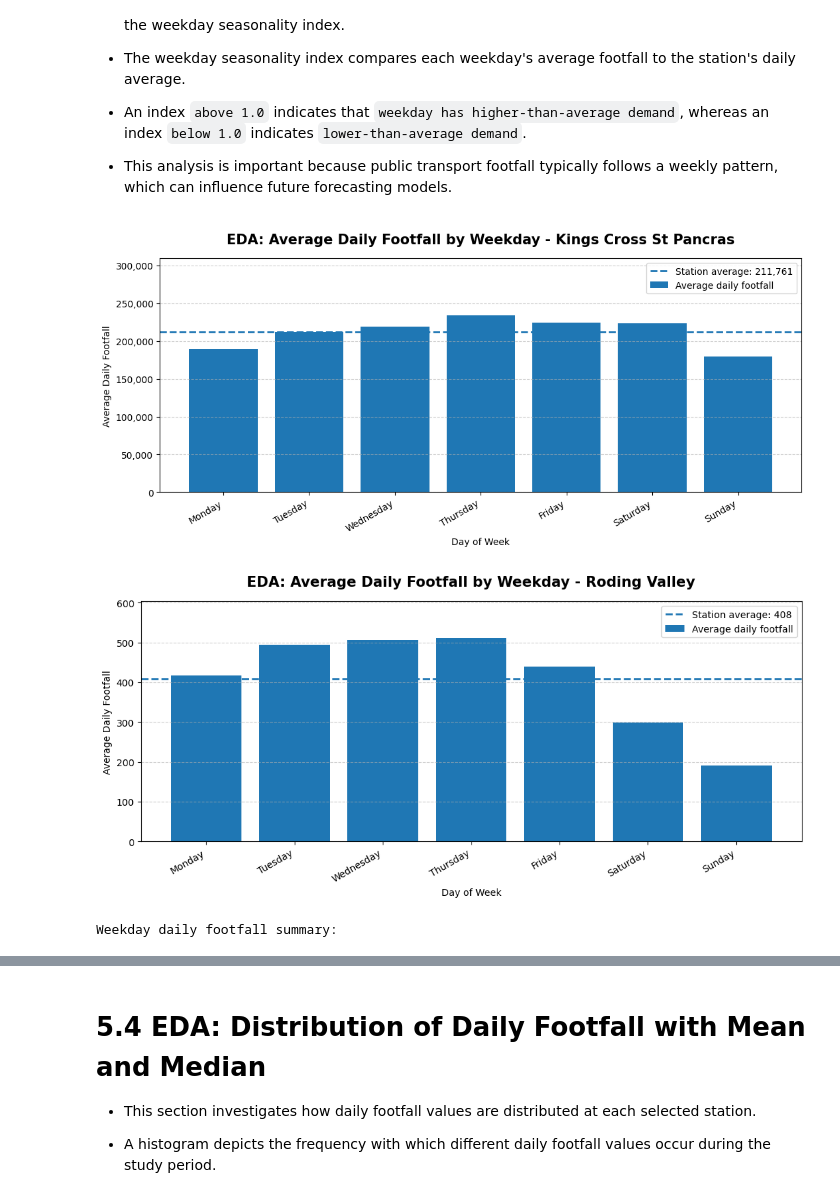
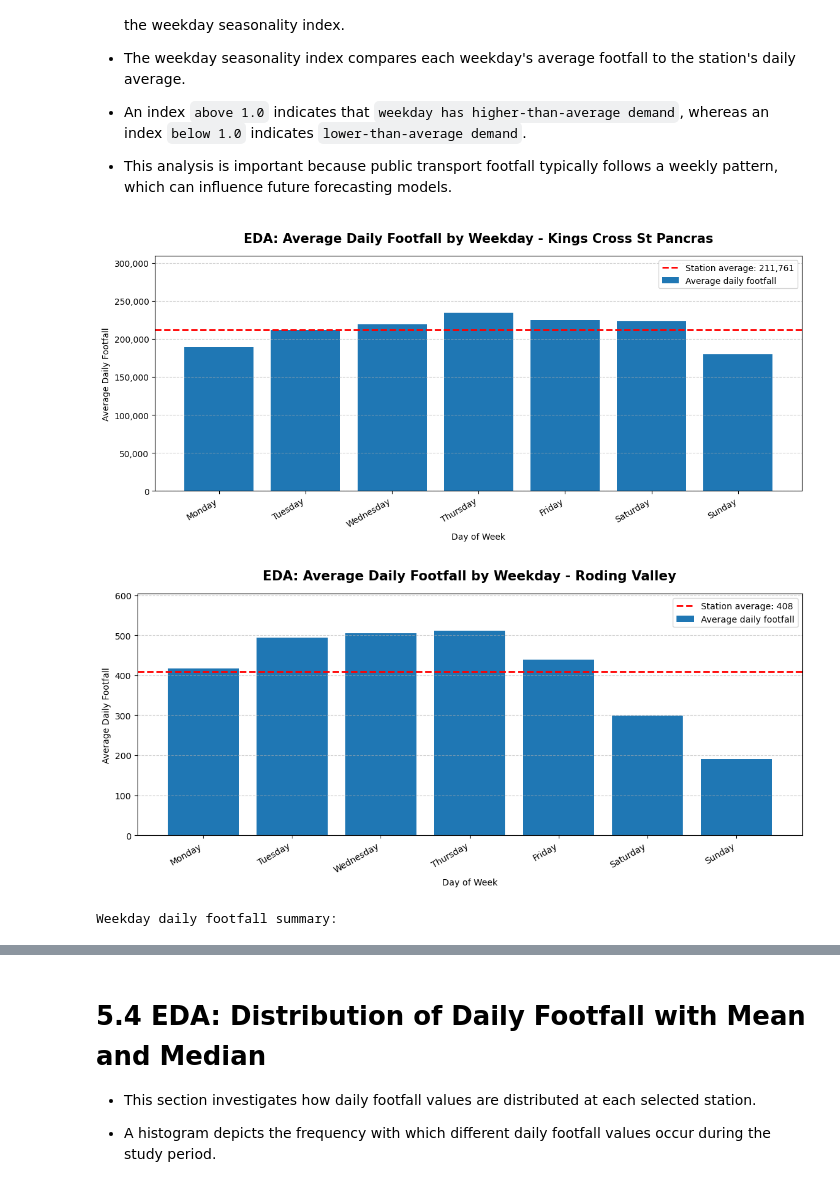
Before and after one commit to HARIRAJAMOHAN2000/london-public-transport-footfall-analysis, a Jupyter notebook: Analysis on TFL using Tube and Rail Stations in 2024-2025.ipynb, the cells around one changed output, grey strips where cells are left out. Saved outputs shown, nothing was run; the diff lists cells and outputs as text; code cells hidden in the pictures.

```diff
--- a/Analysis on TFL using Tube and Rail Stations in 2024-2025.ipynb
+++ b/Analysis on TFL using Tube and Rail Stations in 2024-2025.ipynb
@@ -805,7 +802,6 @@ Monthly average daily footfall table:
 # %%
 # 5.3 EDA: Average Daily Footfall by Weekday
 
-# Prepare Weekday Data
 weekday_source = eda_base.copy()
 
 weekday_source["DayOfWeek"] = pd.Categorical(
@@ -814,7 +810,7 @@ weekday_source["DayOfWeek"] = pd.Categorical(
     ordered=True
 )
 
-# Calculate Weekday Footfall Summary
+# Calculate weekday summary
 weekday_eda = (
     weekday_source
     .groupby(["Station", "DayOfWeek"], observed=False, as_index=False)
@@ -826,7 +822,7 @@ weekday_eda = (
     .sort_values(["Station", "DayOfWeek"])
 )
 
-# Calculate Station Average and Weekday Seasonality Index
+# Calculate overall station average
 station_overall_mean = (
     weekday_source
     .groupby("Station")["Footfall"]
@@ -841,6 +837,7 @@ weekday_eda = weekday_eda.merge(
     how="left"
 )
 
+# Add weekday seasonality index
 weekday_eda["weekday_seasonality_index"] = (
     weekday_eda["mean_daily_footfall"] /
     weekday_eda["station_mean_footfall"]
@@ -864,12 +861,13 @@ weekday_eda[
 
 ].round(2)
 
-# Plot Average Daily Footfall by Weekday
+# Plot weekday average daily footfall for each selected station
 for st in selected:
     temp = weekday_eda[weekday_eda["Station"] == st].copy()
 
-    fig, ax = plt.subplots(figsize=(11, 5.5))
+    fig, ax = plt.subplots(figsize=(12, 6))
 
+    # Bar chart for weekday average footfall
     ax.bar(
         temp["DayOfWeek"].astype(str),
         temp["mean_daily_footfall"],
@@ -878,9 +876,11 @@ for st in selected:
 
     overall_mean = temp["station_mean_footfall"].iloc[0]
 
+    # Station average reference line
     ax.axhline(
         overall_mean,
         linestyle="--",
+        color="red",
         linewidth=2,
         label=f"Station average: {overall_mean:,.0f}"
     )
@@ -914,36 +914,35 @@ for st in selected:
     ax.yaxis.set_major_formatter(
         mticker.FuncFormatter(lambda x, pos: f"{int(x):,}")
     )
 
     ax.grid(
         True,
         axis="y",
         linestyle="--",
         linewidth=0.8,
         alpha=0.6
     )
 
     plt.setp(
         ax.get_xticklabels(),
         rotation=30,
         ha="right"
     )
 
     fig.subplots_adjust(
         left=0.10,
         right=0.98,
         top=0.86,
         bottom=0.22
     )
 
     plt.show()
 
-# Display Weekday Footfall Summary Table
 print("Weekday daily footfall summary:")
 display(weekday_eda)
 # %% [output]
-[figure, old version]
+[figure, new version]
-[figure, old version]
+[figure, new version]
 Weekday daily footfall summary:
 |  | Station | DayOfWeek | mean_daily_footfall | median_daily_footfall | days_recorded | station_mean_footfall | ... |
 | 0 | Kings Cross St Pancras | Monday | 189151.31 | 192474.5 | 104 | 211760.65 | ... |
```
Also changed, not shown: parts of 28 cells of this notebook.
